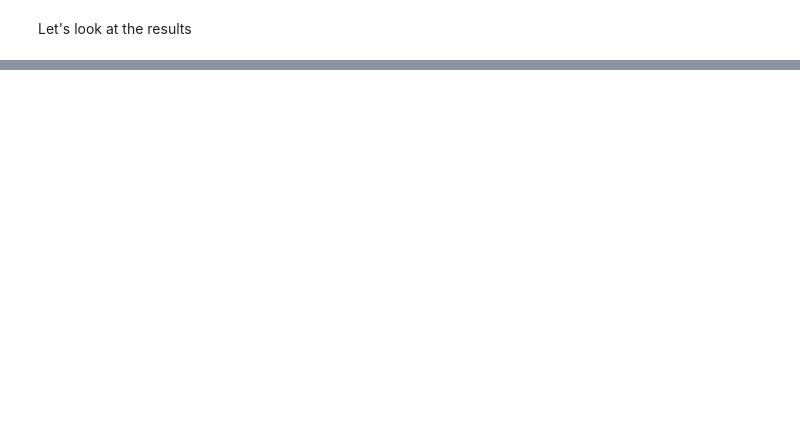
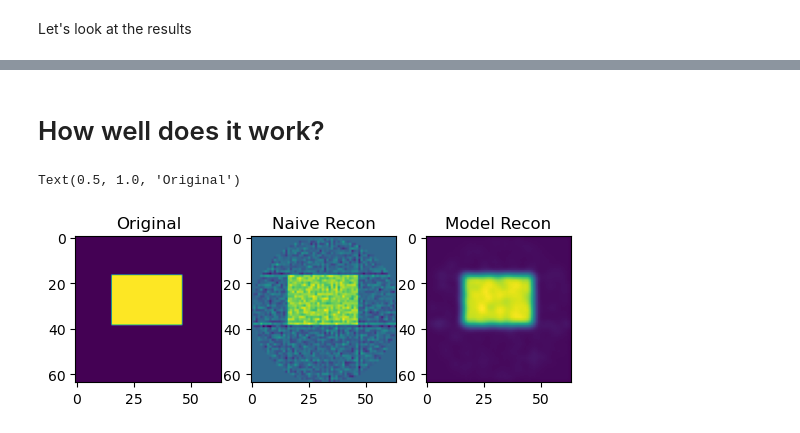
Before and after one commit to TimRoith/IncubatorSchool, a Jupyter notebook: Tutorial_03.ipynb, the cells around one changed output, grey strips where cells are left out. Cells and saved outputs as stored; diff of their text form; code cells hidden in the pictures; blank space fills up the shorter version.

```diff
--- a/Tutorial_03.ipynb
+++ b/Tutorial_03.ipynb
@@ -137,3 +214,18 @@ ax[2].imshow(recon)
+# %% [markdown]
+# How well does it work?
+# %%
+x_recon, x = get_data(5, 'rectangle')
+
+fig, ax = plt.subplots(1,3)
+ax[2].imshow(model(x_recon).detach()[0,0,...])
+ax[2].set_title('Model Recon')
+ax[1].imshow(x_recon[0,0,...])
+ax[1].set_title('Naive Recon')
+ax[0].imshow(x.detach()[0,0,...])
+ax[0].set_title('Original')
+# %% [output]
+Text(0.5, 1.0, 'Original')
+[figure, added]
 # %%
 from optimizers import optimizer
 from operators import soft_shrinkage
```
Also changed, not shown: parts of 16 cells of this notebook.
